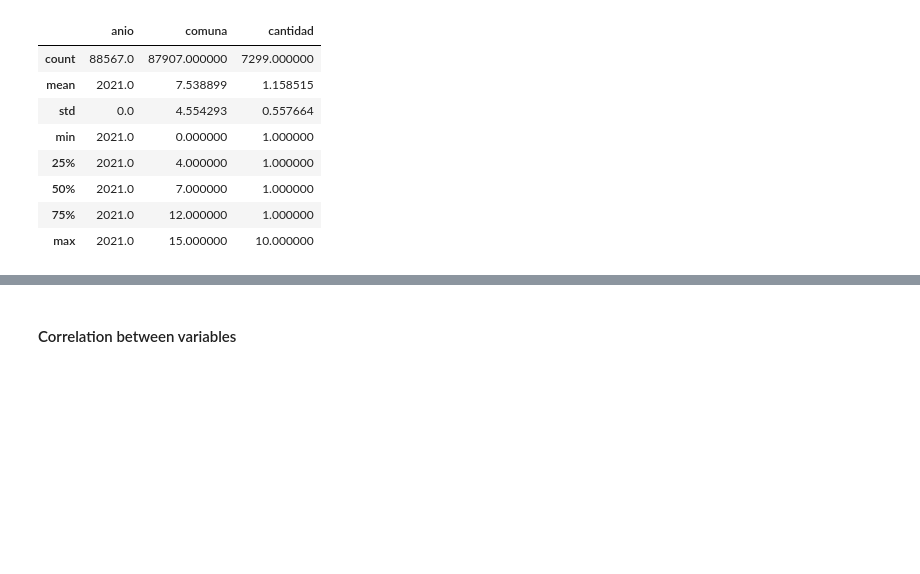
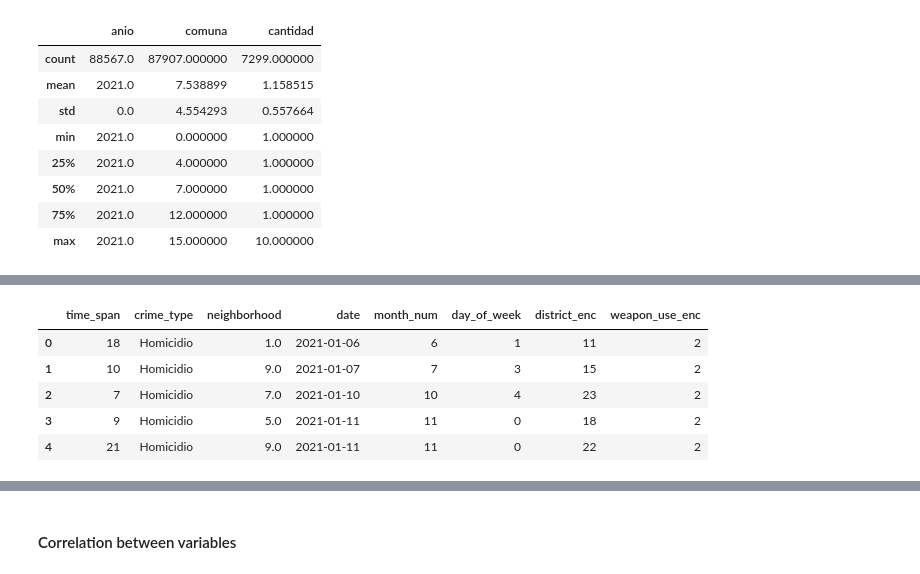
Before and after one commit to nraffa/ML-fun-ride, a Jupyter notebook: k-means/kmeans.ipynb, the cells around one changed output, grey strips where cells are left out. Saved outputs shown, nothing was run; the diff lists cells and outputs as text; code cells hidden in the pictures; blank space fills up the shorter version.

```diff
--- a/k-means/kmeans.ipynb
+++ b/k-means/kmeans.ipynb
@@ -54,0 +75,5 @@ df.describe()
+# %%
+#rename the columns
+df.rename(columns={'tipo':'crime_type','franja':'time_span','subtipo':'crime_subtype',
+'uso_armas':'weapon_use','barrio': 'district','comuna': 'neighborhood',
+ 'cantidad': 'quantity'}, inplace=True)
@@ -54,0 +189,9 @@ df.describe()
+# %%
+df_kmeans.head(5)
+# %% [output]
+|  | time_span | crime_type | neighborhood | date | month_num | day_of_week | district_enc | weapon_use_enc |
+| 0 | 18 | Homicidio | 1.0 | 2021-01-06 | 6 | 1 | 11 | 2 |
+| 1 | 10 | Homicidio | 9.0 | 2021-01-07 | 7 | 3 | 15 | 2 |
+| 2 | 7 | Homicidio | 7.0 | 2021-01-10 | 10 | 4 | 23 | 2 |
+| 3 | 9 | Homicidio | 5.0 | 2021-01-11 | 11 | 0 | 18 | 2 |
+| 4 | 21 | Homicidio | 9.0 | 2021-01-11 | 11 | 0 | 22 | 2 |
```
Also changed, not shown: parts of 27 cells of this notebook.
